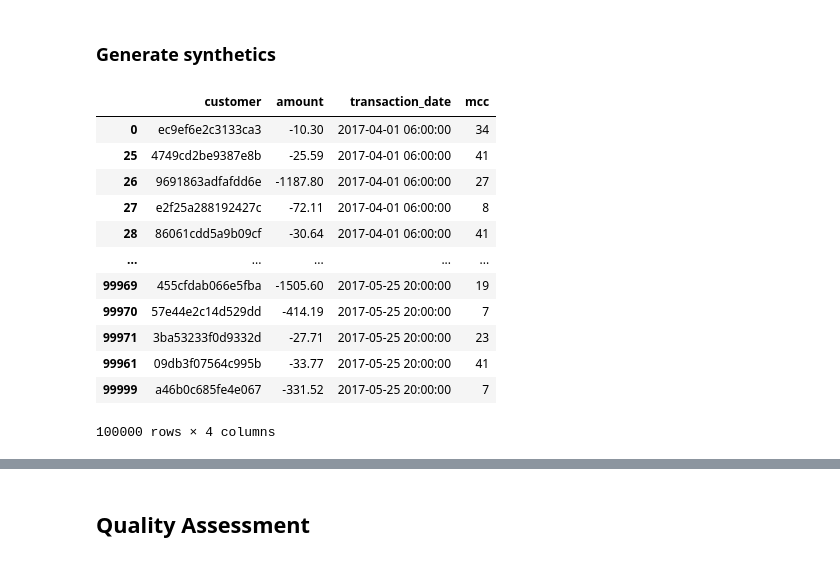
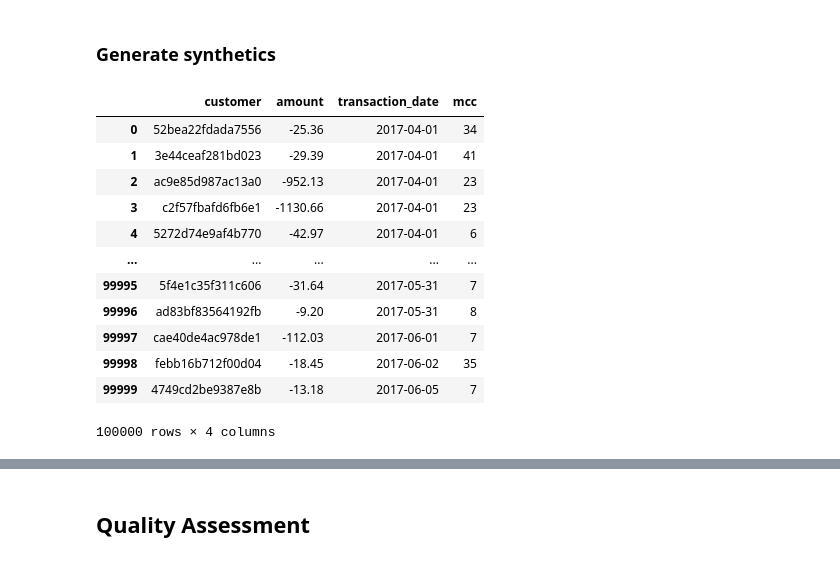
Before and after one commit to kirillzx/TRGAN, a Jupyter notebook: TRGAN_uk.ipynb, the cells around one changed output, grey strips where cells are left out. Saved outputs shown, nothing was run; the diff lists cells and outputs as text; code cells hidden in the pictures.

```diff
--- a/TRGAN_uk.ipynb
+++ b/TRGAN_uk.ipynb
@@ -61,6 +64,7 @@ data.shape
 (100000, 4)
 # %%
 data['transaction_date'] = pd.to_datetime(data['transaction_date'])
+data['transaction_date'] = pd.to_datetime(data['transaction_date'].dt.date)
 data = data.sort_values(by='transaction_date')
 data = data.reset_index(drop=True)
 # %%
@@ -156,7 +160,7 @@ X_emb, scaler_emb = create_embeddings(X_cont, X_oh_emb, X_cl)
 # %% [markdown]
 ### Create conditional vector $v$
 # %%
-cond_vector, synth_time, date_transformations, behaviour_cl_enc, encoder, deltas_by_clients, synth_deltas_by_clients =\
-            trgan_train.create_conditional_vector(data, X_emb, date_feature, 'initial', dim_Vc_h, dim_bce, \
-            name_client_id='customer', name_agg_feature='amount', lr_E_Vc=lr_E_Vc, epochs=20, batch_size=2**7, model_time='poisson', n_splits=2, load=load,\
-            directory=DIRECTORY, names=[f'TRGAN_E_Vc_{experiment_id}.pkl', f'Vc_{experiment_id}.npy', f'BCE_{experiment_id}.npy'])
+cond_vector, synth_time, date_transformations, behaviour_cl_enc, encoder, deltas_by_clients, synth_deltas_by_clients, xiP_array, idx_array =\
+            trgan_train.create_conditional_vector(data, X_emb, date_feature, 'synth', dim_Vc_h, dim_bce, \
+            name_client_id='customer', name_agg_feature='amount', lr_E_Vc=lr_E_Vc, epochs=20, batch_size=2**7, model_time='poisson', n_splits=4, load=load,\
+            directory=DIRECTORY, names=[f'TRGAN_E_Vc_{experiment_id}.pkl', f'Vc_{experiment_id}.npy', f'BCE_{experiment_id}.npy'], opt_time=True)
@@ -204,10 +218,11 @@ plt.show()
 h_dim = 2**7
 num_blocks_gen = 1
 num_blocks_dis = 2
+gauss_filter_dim = 25
 
 if load:
-    generator = Generator(dim_noise + dim_Vc, dim_X_emb, h_dim, num_blocks_gen).to(DEVICE)
-    supervisor = Supervisor(dim_X_emb + dim_Vc, dim_X_emb, h_dim, num_blocks_gen).to(DEVICE)
+    generator = Generator(dim_noise + dim_Vc, dim_X_emb, h_dim, num_blocks_gen, gauss_filter_dim).to(DEVICE)
+    supervisor = Supervisor(dim_X_emb + dim_Vc, dim_X_emb, h_dim, num_blocks_gen, gauss_filter_dim).to(DEVICE)
 
     generator.load_state_dict(torch.load(f'{DIRECTORY}TRGAN_generator_exp_{experiment_id}.pkl'))
     supervisor.load_state_dict(torch.load(f'{DIRECTORY}TRGAN_supervisor_exp_{experiment_id}.pkl'))
@@ -219,7 +234,8 @@ if load:
 
 else:
     generator, supervisor, loss_array, discriminator, discriminator2 = train_generator(X_emb, cond_vector, dim_Vc, dim_X_emb, dim_noise, batch_size=2**8,\
-                                                    lr_rates=[7e-4, 7e-4, 7e-4, 7e-4], num_epochs=20, num_blocks_gen=num_blocks_gen, num_blocks_dis=num_blocks_dis, h_dim=h_dim)
+                            lr_rates=[7e-4, 7e-4, 7e-4, 7e-4], num_epochs=20, num_blocks_gen=num_blocks_gen, num_blocks_dis=num_blocks_dis, h_dim=h_dim,\
+                            lambda1=3, alpha=0.75, window_size=gauss_filter_dim)
 
     torch.save(generator.state_dict(), f'{DIRECTORY}TRGAN_generator_exp_{experiment_id}.pkl')
     torch.save(supervisor.state_dict(), f'{DIRECTORY}TRGAN_supervisor_exp_{experiment_id}.pkl')
@@ -273,27 +289,27 @@ Non-trainable params: 0
 ### Generate synthetics
 # %%
 n_samples = len(X_emb[:])
-synth_data, synth_time = sample(n_samples, generator, supervisor, dim_noise, cond_vector,\
-                                X_emb, encoder, data, behaviour_cl_enc, date_feature, 'customer', time='initial', model_time='normal')
+synth_data, synth_time = sample(n_samples, generator, supervisor, dim_noise, cond_vector, X_emb, encoder, data, behaviour_cl_enc,\
+                                date_feature, 'customer', time='synth', model_time='poisson', n_splits=4, opt_time=False,\
+                                xi_array=xiP_array, q_array=idx_array)
 # %%
 synth_df, synth_df_cat = inverse_transforms(n_samples, synth_data, synth_time, client_info, cont_features, X_oh, scaler_emb, scaler_cl_emb, scaler_cont,\
                     label_encoders, decoder_cl_emb, decoder_onehot, dim_Xcl, dim_X_cont, type_scale_cont='CBNormalize')
 # %%
-synth_df = synth_df.sort_values(by='transaction_date')
 # synth_df['mcc'] = le.inverse_transform(synth_df['mcc'])
 # data['mcc'] = le.inverse_transform(data['mcc'])
 synth_df
 # %% [output]
 |  | customer | amount | transaction_date | mcc |
-| 0 | ec9ef6e2c3133ca3 | -10.30 | 2017-04-01 06:00:00 | 34 |
-| 25 | 4749cd2be9387e8b | -25.59 | 2017-04-01 06:00:00 | 41 |
-| 26 | 9691863adfafdd6e | -1187.80 | 2017-04-01 06:00:00 | 27 |
-| 27 | e2f25a288192427c | -72.11 | 2017-04-01 06:00:00 | 8 |
-| 28 | 86061cdd5a9b09cf | -30.64 | 2017-04-01 06:00:00 | 41 |
+| 0 | 52bea22fdada7556 | -25.36 | 2017-04-01 | 34 |
+| 1 | 3e44ceaf281bd023 | -29.39 | 2017-04-01 | 41 |
+| 2 | ac9e85d987ac13a0 | -952.13 | 2017-04-01 | 23 |
+| 3 | c2f57fbafd6fb6e1 | -1130.66 | 2017-04-01 | 23 |
+| 4 | 5272d74e9af4b770 | -42.97 | 2017-04-01 | 6 |
 | ... | ... | ... | ... | ... |
-| 99969 | 455cfdab066e5fba | -1505.60 | 2017-05-25 20:00:00 | 19 |
-| 99970 | 57e44e2c14d529dd | -414.19 | 2017-05-25 20:00:00 | 7 |
-| 99971 | 3ba53233f0d9332d | -27.71 | 2017-05-25 20:00:00 | 23 |
-| 99961 | 09db3f07564c995b | -33.77 | 2017-05-25 20:00:00 | 41 |
-| 99999 | a46b0c685fe4e067 | -331.52 | 2017-05-25 20:00:00 | 7 |
+| 99995 | 5f4e1c35f311c606 | -31.64 | 2017-05-31 | 7 |
+| 99996 | ad83bf83564192fb | -9.20 | 2017-05-31 | 8 |
+| 99997 | cae40de4ac978de1 | -112.03 | 2017-06-01 | 7 |
+| 99998 | febb16b712f00d04 | -18.45 | 2017-06-02 | 35 |
+| 99999 | 4749cd2be9387e8b | -13.18 | 2017-06-05 | 7 |
 100000 rows × 4 columns
```
Also changed, not shown: parts of 20 cells of this notebook.
